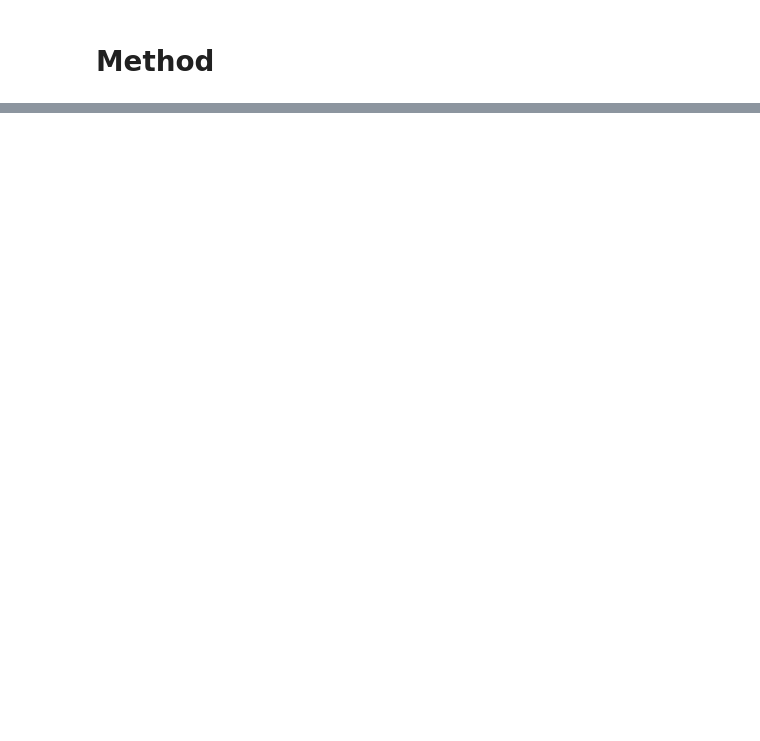
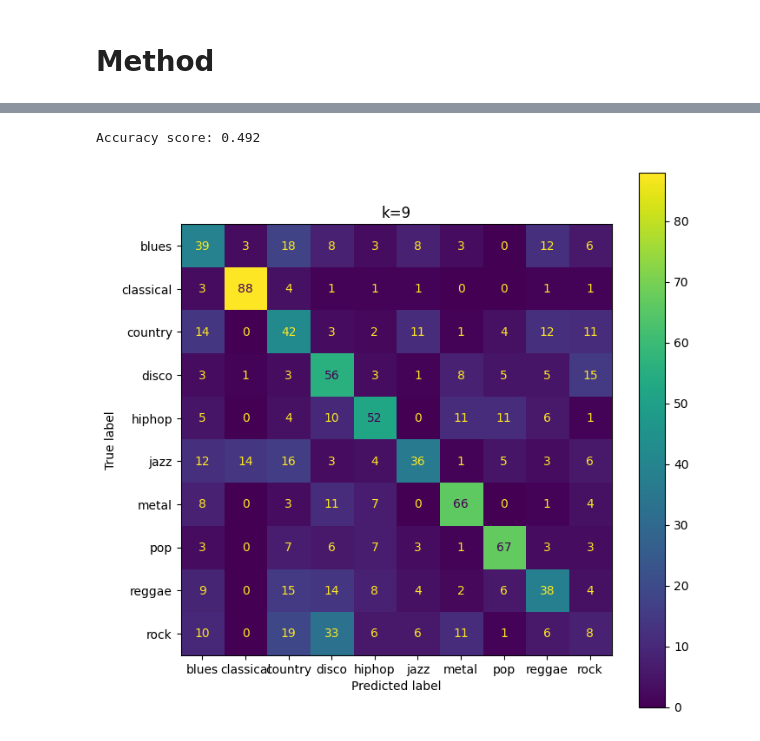
Before and after one commit to ivanmaykov/DS2500-Group-Project, a Jupyter notebook: Final_Report.ipynb, the cells around one changed output, grey strips where cells are left out. Drawn from its saved outputs; the diff is of its cells as text; code cells hidden in the pictures; blank space fills up the shorter version.

```diff
--- a/Final_Report.ipynb
+++ b/Final_Report.ipynb
@@ -66,0 +94,49 @@ For our methods, we utilized K-Nearest Neighbors as mentioned above.
+# %%
+from sklearn.neighbors import KNeighborsClassifier
+from sklearn.model_selection import KFold
+from copy import copy
+from sklearn.metrics import accuracy_score
+
+
+k = 9
+x = df.values
+y_true = df_true.values
+
+knn_classifier = KNeighborsClassifier(n_neighbors=k)
+
+kfold = KFold(n_splits=8, shuffle=True)
+y_pred = copy(y_true)
+
+for train_idx, test_idx in kfold.split(x, y_true):
+    # build arrays which correspond to x, y train /test
+    x_test = x[test_idx, :]
+    x_train = x[train_idx, :]
+    y_true_train = y_true[train_idx]
+
+    # fit happens "inplace", we modify the internal state of knn_classifier to remember all the training samples
+    knn_classifier.fit(x_train, y_true_train)
+
+    # estimate each penguin's species
+    y_pred[test_idx] = knn_classifier.predict(x_test)
+
+acc_score = accuracy_score(y_true, y_pred)
+print("Accuracy score:", acc_score)
+# %% [output]
+Accuracy score: 0.492
+# %%
+from sklearn.metrics import confusion_matrix, ConfusionMatrixDisplay
+import numpy as np
+import matplotlib.pyplot as plt
+
+conf_mat = confusion_matrix(y_true=y_true, y_pred=y_pred)
+
+conf_mat_disp = ConfusionMatrixDisplay(conf_mat, display_labels=np.unique(y_true))
+conf_mat_disp.plot()
+
+plt.gcf().set_size_inches(8, 8)
+plt.title(f'k={k}')
+
+# seaborn turns on grid by default ... looks best without it
+plt.grid(False)
+# %% [output]
+[figure, added]
```
Also changed, not shown: parts of 12 cells of this notebook.
